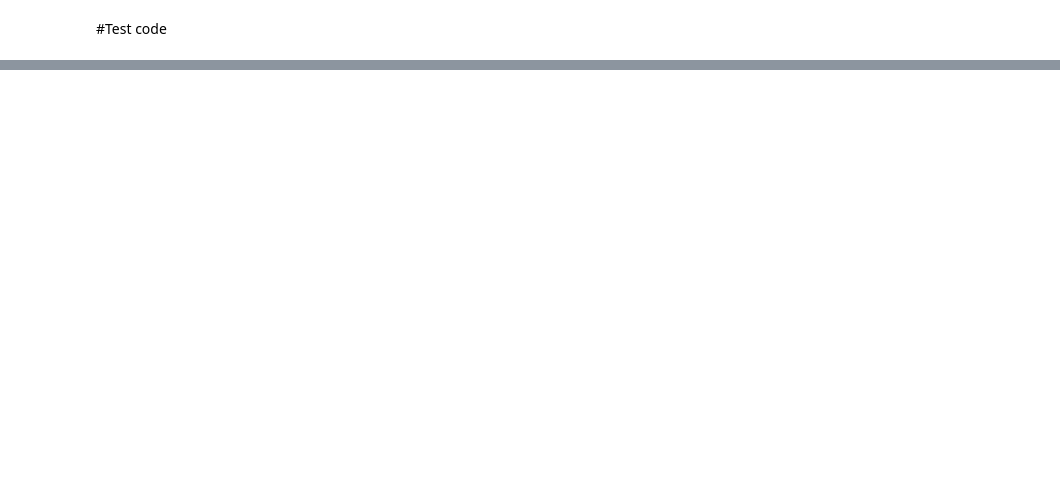
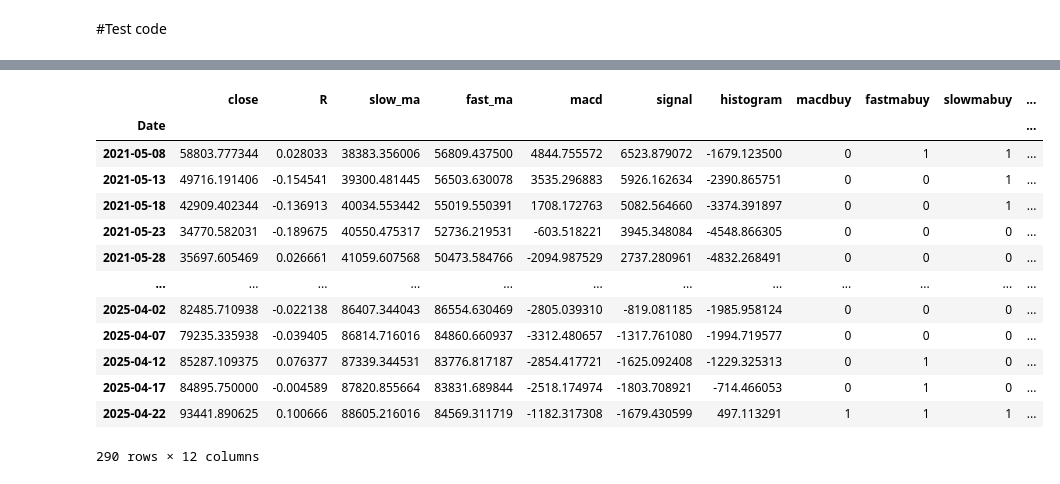
Before and after one commit to GalindoD/Backtesting_crypto, a Jupyter notebook: Backtester_Python.ipynb, the cells around one changed output, grey strips where cells are left out. Saved outputs shown, nothing was run; the diff lists cells and outputs as text; code cells hidden in the pictures; blank space fills up the shorter version.

```diff
--- a/Backtester_Python.ipynb
+++ b/Backtester_Python.ipynb
@@ -553,0 +606,17 @@ fig.show()
+# %%
+BTCdf
+# %% [output]
+|  | close | R | slow_ma | fast_ma | macd | signal | histogram | macdbuy | fastmabuy | slowmabuy | ... |
+| Date |  |  |  |  |  |  |  |  |  |  | ... |
+| 2021-05-08 | 58803.777344 | 0.028033 | 38383.356006 | 56809.437500 | 4844.755572 | 6523.879072 | -1679.123500 | 0 | 1 | 1 | ... |
+| 2021-05-13 | 49716.191406 | -0.154541 | 39300.481445 | 56503.630078 | 3535.296883 | 5926.162634 | -2390.865751 | 0 | 0 | 1 | ... |
+| 2021-05-18 | 42909.402344 | -0.136913 | 40034.553442 | 55019.550391 | 1708.172763 | 5082.564660 | -3374.391897 | 0 | 0 | 1 | ... |
+| 2021-05-23 | 34770.582031 | -0.189675 | 40550.475317 | 52736.219531 | -603.518221 | 3945.348084 | -4548.866305 | 0 | 0 | 0 | ... |
+| 2021-05-28 | 35697.605469 | 0.026661 | 41059.607568 | 50473.584766 | -2094.987529 | 2737.280961 | -4832.268491 | 0 | 0 | 0 | ... |
+| ... | ... | ... | ... | ... | ... | ... | ... | ... | ... | ... | ... |
+| 2025-04-02 | 82485.710938 | -0.022138 | 86407.344043 | 86554.630469 | -2805.039310 | -819.081185 | -1985.958124 | 0 | 0 | 0 | ... |
+| 2025-04-07 | 79235.335938 | -0.039405 | 86814.716016 | 84860.660937 | -3312.480657 | -1317.761080 | -1994.719577 | 0 | 0 | 0 | ... |
+| 2025-04-12 | 85287.109375 | 0.076377 | 87339.344531 | 83776.817187 | -2854.417721 | -1625.092408 | -1229.325313 | 0 | 1 | 0 | ... |
+| 2025-04-17 | 84895.750000 | -0.004589 | 87820.855664 | 83831.689844 | -2518.174974 | -1803.708921 | -714.466053 | 0 | 1 | 0 | ... |
+| 2025-04-22 | 93441.890625 | 0.100666 | 88605.216016 | 84569.311719 | -1182.317308 | -1679.430599 | 497.113291 | 1 | 1 | 1 | ... |
+290 rows × 12 columns
```
Also changed, not shown: parts of 27 cells of this notebook.
